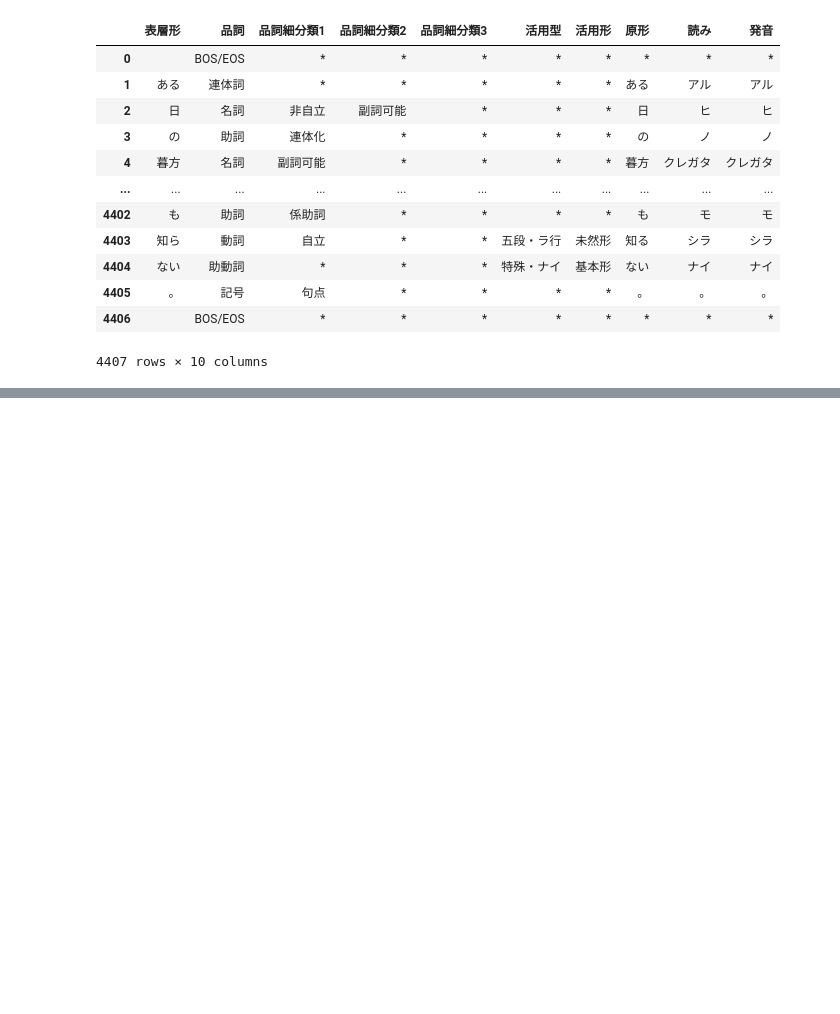
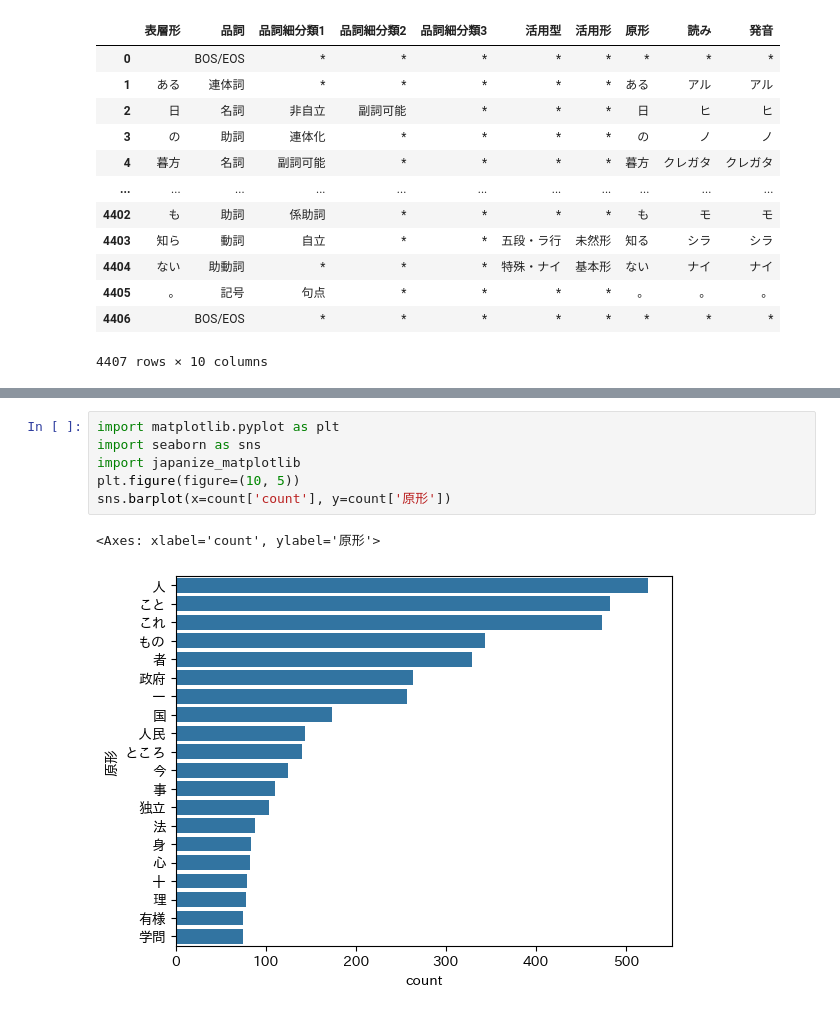
Before and after one commit to ryou-naruki/MeCab_test, a Jupyter notebook: hamano_bow.ipynb, the cells around one changed output, grey strips where cells are left out. Cells and saved outputs as stored; diff of their text form; blank space fills up the shorter version.

```diff
--- a/hamano_bow.ipynb
+++ b/hamano_bow.ipynb
@@ -332,0 +409,9 @@ print(type(len(dataframes_list)))
+# %%
+import matplotlib.pyplot as plt
+import seaborn as sns
+import japanize_matplotlib
+plt.figure(figure=(10, 5))
+sns.barplot(x=count['count'], y=count['原形'])
+# %% [output]
+<Axes: xlabel='count', ylabel='原形'>
+[figure, added]
```
Also changed, not shown: parts of 5 cells of this notebook, 5 other files.
